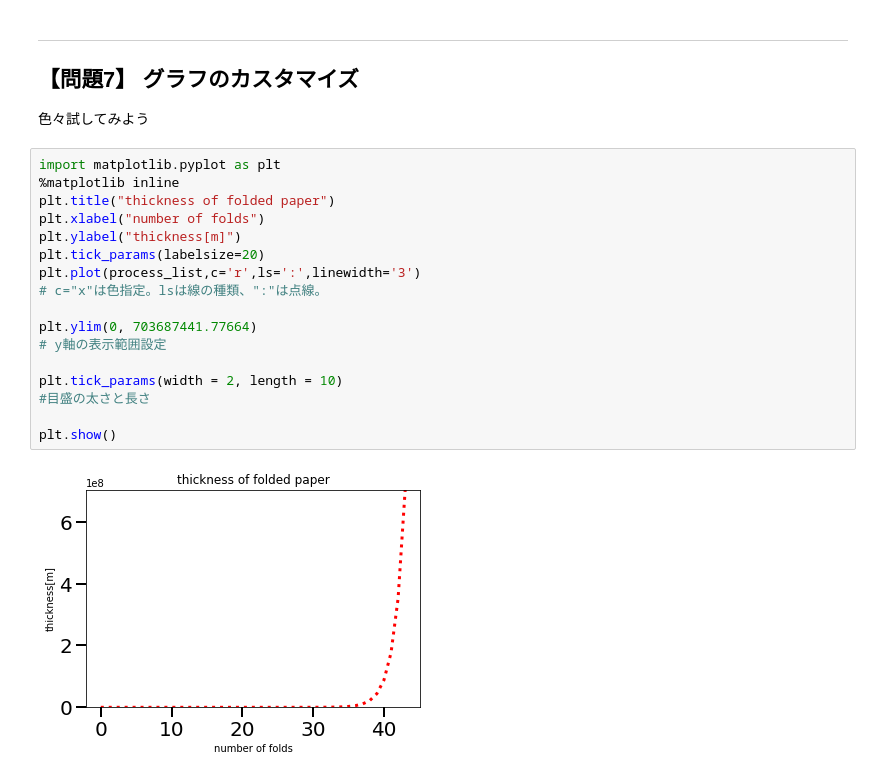
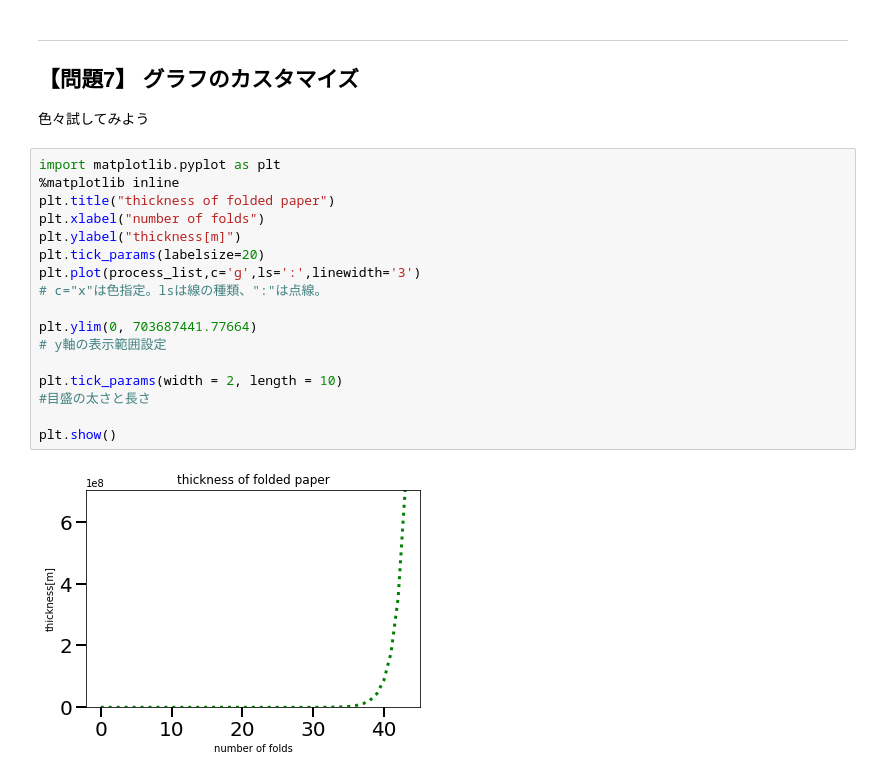
Before and after one commit to KotaOkamoto/diveintocode-ml, a Jupyter notebook: PreLearnTask.ipynb, the cells around one changed output. Cells and saved outputs as stored; diff of their text form.

```diff
--- a/PreLearnTask.ipynb
+++ b/PreLearnTask.ipynb
@@ -286,19 +286,19 @@ plt.show()
 # %%
 import matplotlib.pyplot as plt
 %matplotlib inline
 plt.title("thickness of folded paper")
 plt.xlabel("number of folds")
 plt.ylabel("thickness[m]")
 plt.tick_params(labelsize=20)
-plt.plot(process_list,c='r',ls=':',linewidth='3')
+plt.plot(process_list,c='g',ls=':',linewidth='3')
 # c="x"は色指定。lsは線の種類、":"は点線。
 
 plt.ylim(0, 703687441.77664)
 # y軸の表示範囲設定
 
 plt.tick_params(width = 2, length = 10)
 #目盛の太さと長さ
 
 plt.show()
 # %% [output]
-[figure, old version]
+[figure, new version]
```
